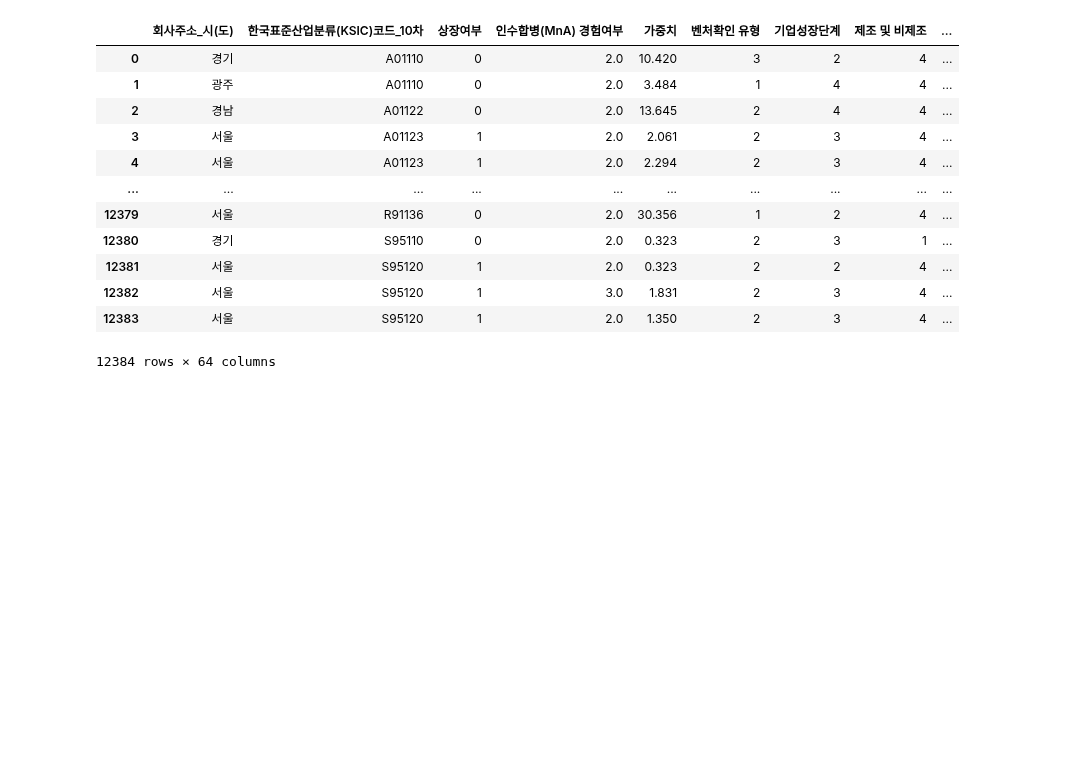
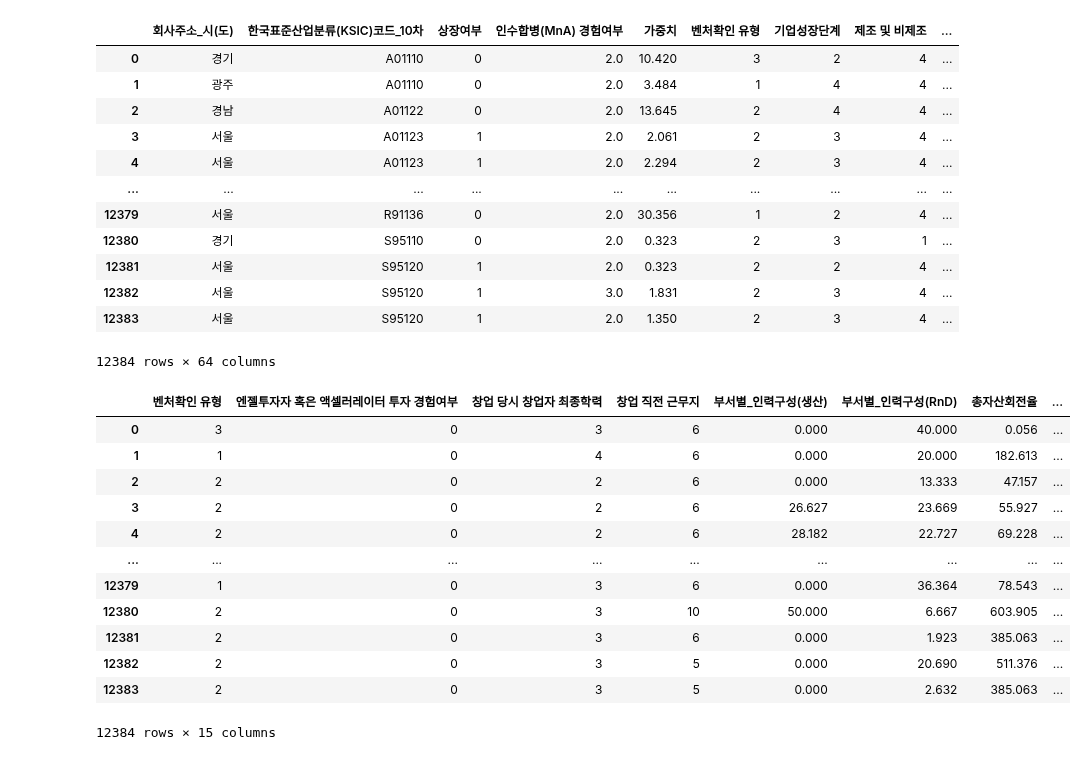
Before and after one commit to shoni0325/Project_1, a Jupyter notebook: code/testcode/test1.ipynb, the cells around one changed output. Drawn from its saved outputs; the diff is of its cells as text; code cells hidden in the pictures; blank space fills up the shorter version.

```diff
--- a/code/testcode/test1.ipynb
+++ b/code/testcode/test1.ipynb
@@ -1153,3 +1153,25 @@ df
 | 12382 | 서울 | S95120 | 1 | 3.0 | 1.831 | 2 | 3 | 4 | ... |
 | 12383 | 서울 | S95120 | 1 | 2.0 | 1.350 | 2 | 3 | 4 | ... |
 12384 rows × 64 columns
+# %%
+data = pd.read_csv('../../data/완성data/new_df.csv')
+select_data = pd.read_csv('../../data/완성data/select_data.csv')
+# %%
+x = data['연구개발관련전담부서보유여부']
+# %%
+select_data['연구개발관련전담부서보유여부'] = x
+select_data
+# %% [output]
+|  | 벤처확인 유형 | 엔젤투자자 혹은 액셀러레이터 투자 경험여부 | 창업 당시 창업자 최종학력 | 창업 직전 근무지 | 부서별_인력구성(생산) | 부서별_인력구성(RnD) | 총자산회전율 | ... |
+| 0 | 3 | 0 | 3 | 6 | 0.000 | 40.000 | 0.056 | ... |
+| 1 | 1 | 0 | 4 | 6 | 0.000 | 20.000 | 182.613 | ... |
+| 2 | 2 | 0 | 2 | 6 | 0.000 | 13.333 | 47.157 | ... |
+| 3 | 2 | 0 | 2 | 6 | 26.627 | 23.669 | 55.927 | ... |
+| 4 | 2 | 0 | 2 | 6 | 28.182 | 22.727 | 69.228 | ... |
+| ... | ... | ... | ... | ... | ... | ... | ... | ... |
+| 12379 | 1 | 0 | 3 | 6 | 0.000 | 36.364 | 78.543 | ... |
+| 12380 | 2 | 0 | 3 | 10 | 50.000 | 6.667 | 603.905 | ... |
+| 12381 | 2 | 0 | 3 | 6 | 0.000 | 1.923 | 385.063 | ... |
+| 12382 | 2 | 0 | 3 | 5 | 0.000 | 20.690 | 511.376 | ... |
+| 12383 | 2 | 0 | 3 | 5 | 0.000 | 2.632 | 385.063 | ... |
+12384 rows × 15 columns
```
Also changed, not shown: parts of 2 cells of this notebook, 5 other files.
